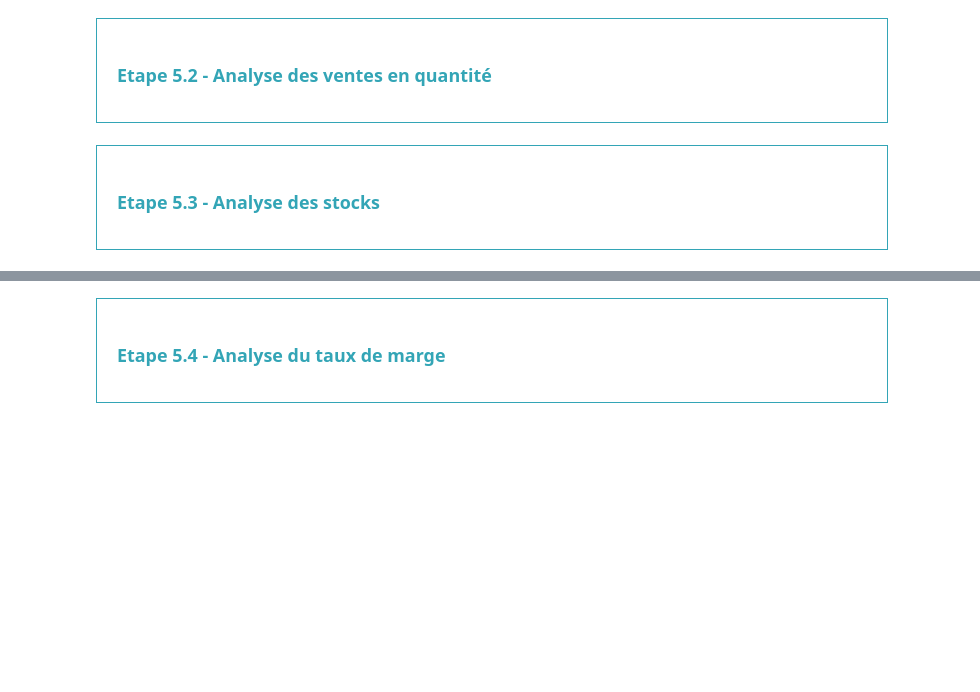
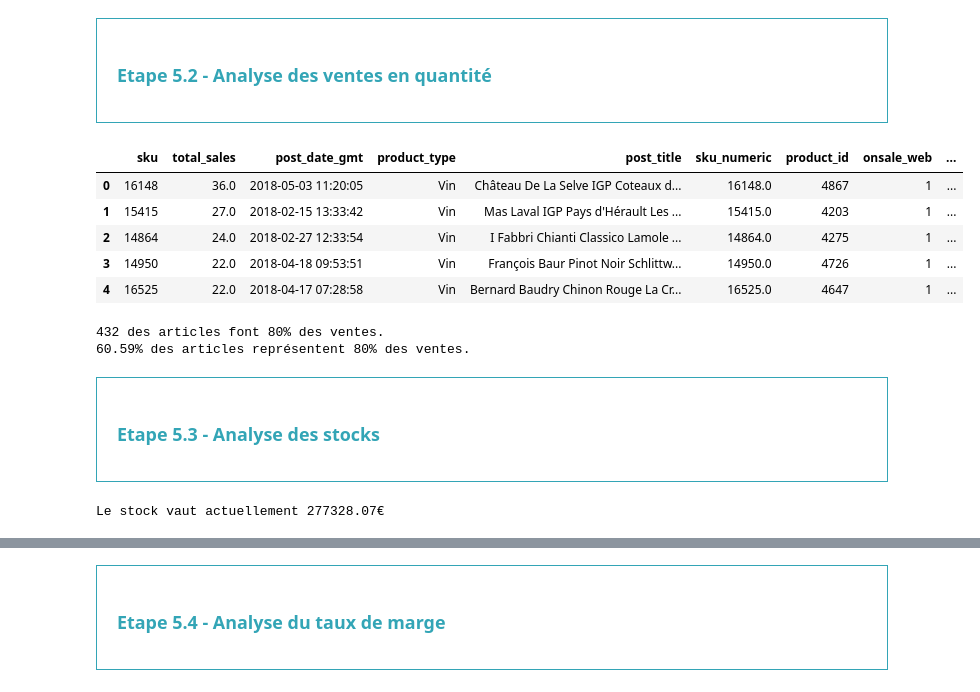
Before and after one commit to ifTrueReturnFalse/retraining-data-analysis-store, a Jupyter notebook: bottleneck_analysis.ipynb, the cells around one changed output, grey strips where cells are left out. Drawn from its saved outputs; the diff is of its cells as text; code cells hidden in the pictures; blank space fills up the shorter version.

```diff
--- a/bottleneck_analysis.ipynb
+++ b/bottleneck_analysis.ipynb
@@ -788,12 +907,20 @@ df_fusion[df_fusion['z_score'] > 3]
 # %%
 #####################################
 # Palmarès des articles en quantité #
 #####################################
 
 #Effectuer le tri dans l'ordre décroissant de quantités vendues du dataset df_merge
+df_fusion = df_fusion.sort_values('total_sales', ascending=False)
 
 #Réinitialiser l'index du dataset par un reset_index
+df_fusion = df_fusion.reset_index(drop=True)
 
 #Afficher les 20 premiers articles en quantité
-
-#Graphique en barre des 20 premiers articles avec plotly express
+df_fusion.head()
+# %% [output]
+|  | sku | total_sales | post_date_gmt | product_type | post_title | sku_numeric | product_id | onsale_web | ... |
+| 0 | 16148 | 36.0 | 2018-05-03 11:20:05 | Vin | Château De La Selve IGP Coteaux d... | 16148.0 | 4867 | 1 | ... |
+| 1 | 15415 | 27.0 | 2018-02-15 13:33:42 | Vin | Mas Laval IGP Pays d'Hérault Les ... | 15415.0 | 4203 | 1 | ... |
+| 2 | 14864 | 24.0 | 2018-02-27 12:33:54 | Vin | I Fabbri Chianti Classico Lamole ... | 14864.0 | 4275 | 1 | ... |
+| 3 | 14950 | 22.0 | 2018-04-18 09:53:51 | Vin | François Baur Pinot Noir Schlittw... | 14950.0 | 4726 | 1 | ... |
+| 4 | 16525 | 22.0 | 2018-04-17 07:28:58 | Vin | Bernard Baudry Chinon Rouge La Cr... | 16525.0 | 4647 | 1 | ... |
@@ -803,12 +950,21 @@ df_fusion[df_fusion['z_score'] > 3]
 #############################
 
 #Créer une colonne calculant la part en quantité de la ligne dans le dataset
+ventes_totales = df_fusion['total_sales'].sum()
+df_fusion['part_vente'] = (df_fusion['total_sales'] / ventes_totales) * 100
 
 #Créer une colonne réalisant la somme cumulative de la colonne précedemment créée
+df_fusion['part_vente_cumule'] = df_fusion['part_vente'].cumsum()
 
 #Grâce aux deux colonnes créées précedemment, calculer le nombre d'articles représentant 80% des ventes en quantité
+nombre_article_80_vente = len(df_fusion[df_fusion['part_vente_cumule'] <= 80.0])
+print(f"{nombre_article_80_vente} des articles font 80% des ventes.")
 
 #Afficher la proportion que représente ce groupe d'articles dans le catalogue entier du site web
+print(f"{(nombre_article_80_vente / len(df_fusion)) * 100:.2f}% des articles représentent 80% des ventes.")
+# %% [output]
+432 des articles font 80% des ventes.
+60.59% des articles représentent 80% des ventes.
 # %% [markdown]
 <div style="border: 1px solid RGB(51,165,182);" >
 <h3 style="margin: auto; padding: 20px; color: RGB(51,165,182); ">Etape 5.3 - Analyse des stocks</h3>
@@ -833,8 +1020,13 @@ df_fusion[df_fusion['z_score'] > 3]
 ####################################
 
 #Création de la colonne Valorisation des stocks en euros
+df_fusion['valorisation_stock'] = df_fusion['stock_quantity'] * df_fusion['purchase_price']
 
 #Calculer la somme de la colonne "Valorisation_stock_euros"
+valeur_totale_stock = df_fusion['valorisation_stock'].sum()
+print(f"Le stock vaut actuellement {valeur_totale_stock:.2f}€")
+# %% [output]
+Le stock vaut actuellement 277328.07€
 # %%
 ##############################################
 # Valorisation du nombre de produits en stock #
```
Also changed, not shown: parts of 15 cells of this notebook.
